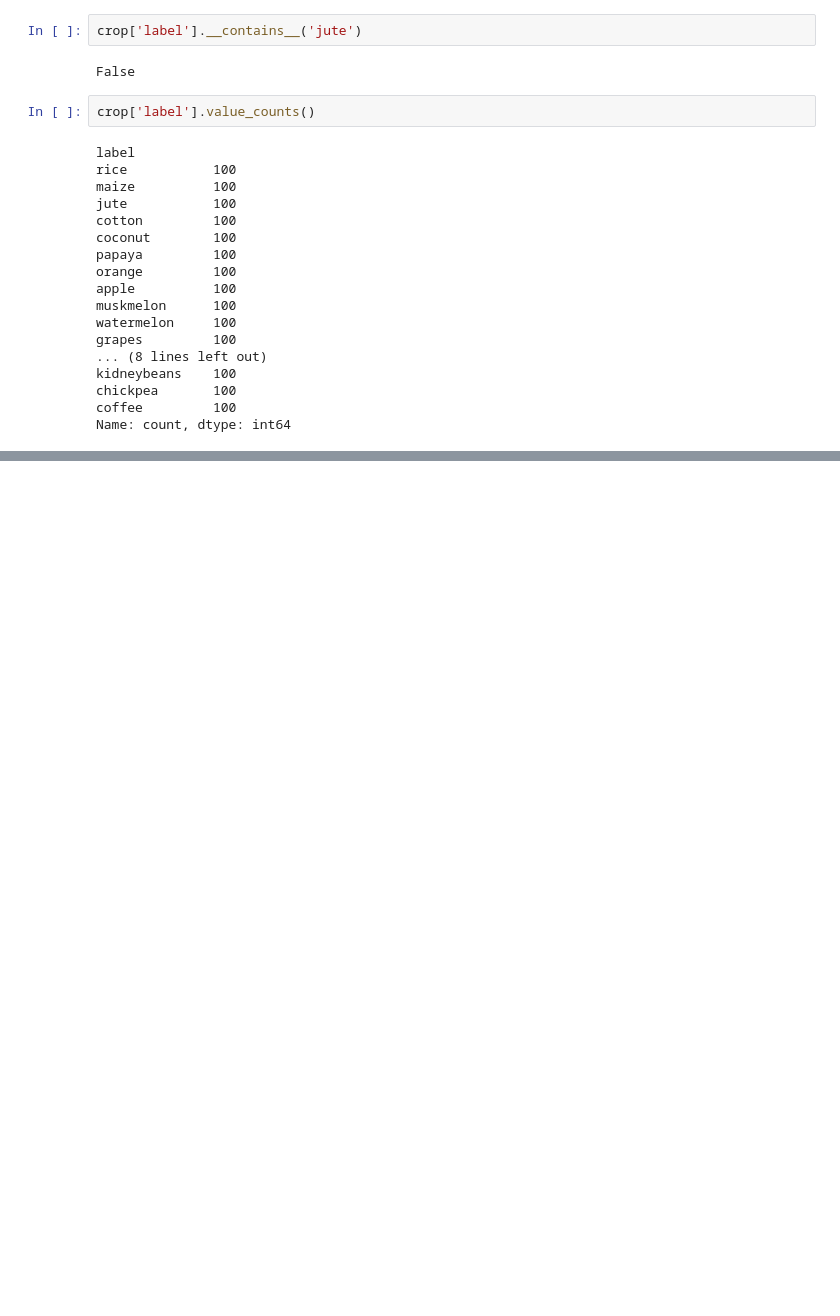
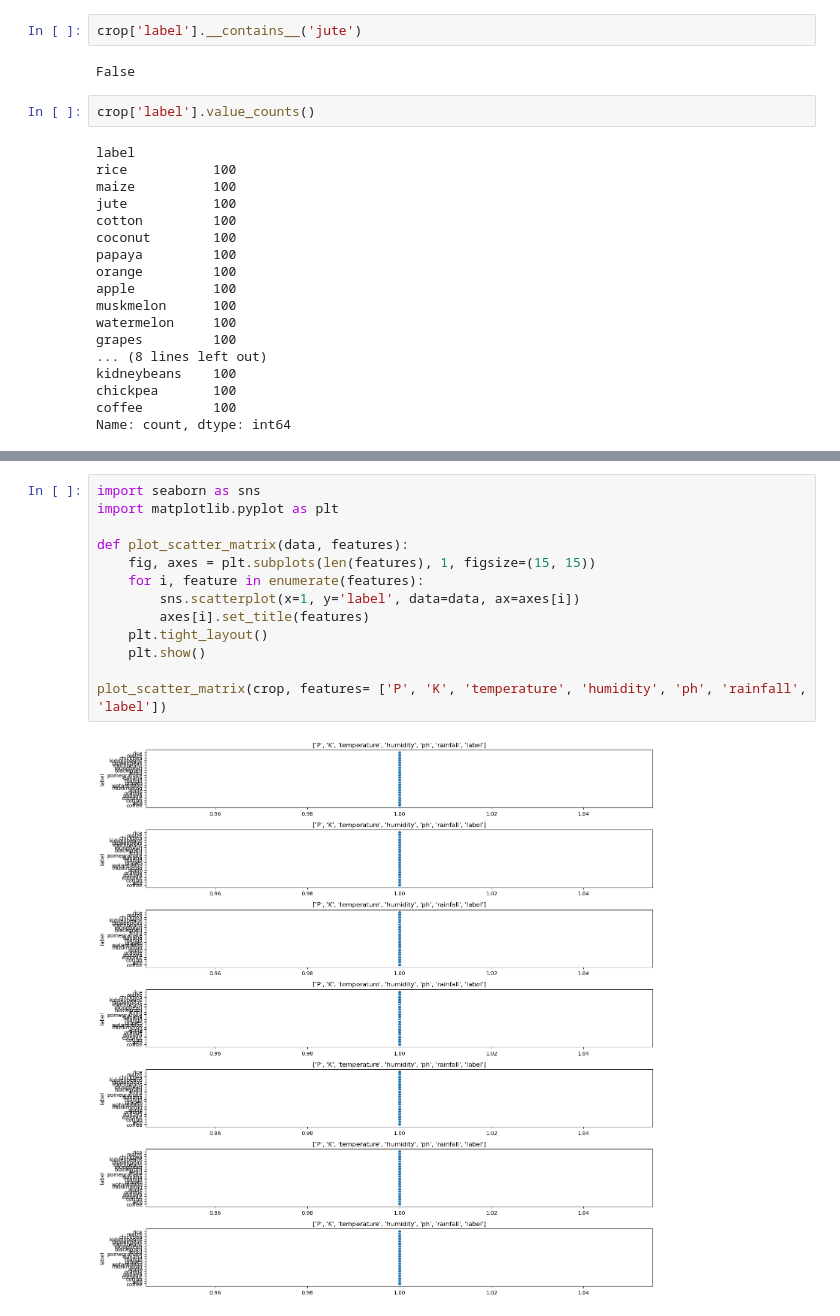
Before and after one commit to kanishqp/Crop-and-fertilizer-System-using-ML, a Jupyter notebook: crop.ipynb, the cells around one changed output, grey strips where cells are left out. Saved outputs shown, nothing was run; the diff lists cells and outputs as text; blank space fills up the shorter version.

```diff
--- a/crop.ipynb
+++ b/crop.ipynb
@@ -145,0 +176,15 @@ Name: count, dtype: int64
+# %%
+import seaborn as sns
+import matplotlib.pyplot as plt
+
+def plot_scatter_matrix(data, features):
+    fig, axes = plt.subplots(len(features), 1, figsize=(15, 15))
+    for i, feature in enumerate(features):
+        sns.scatterplot(x=1, y='label', data=data, ax=axes[i])
+        axes[i].set_title(features)
+    plt.tight_layout()
+    plt.show()
+
+plot_scatter_matrix(crop, features= ['P', 'K', 'temperature', 'humidity', 'ph', 'rainfall', 'label'])
+# %% [output]
+[figure, added]
```
Also changed, not shown: parts of 17 cells of this notebook.
